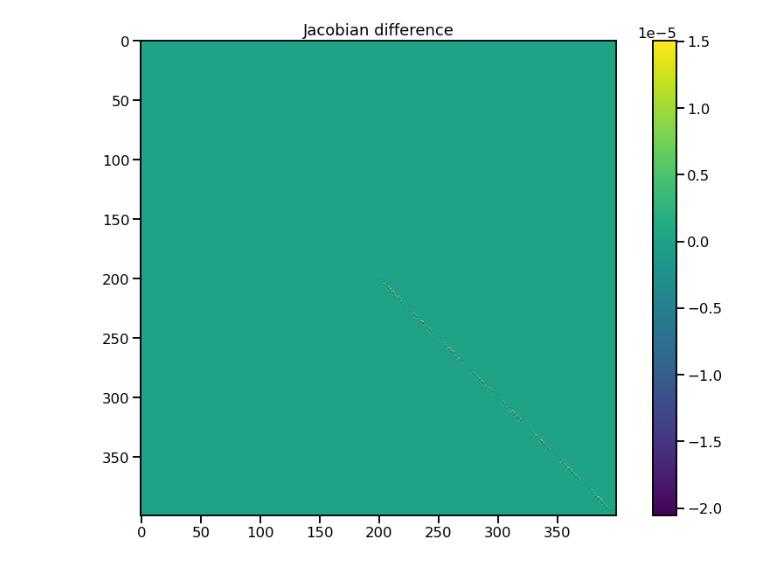
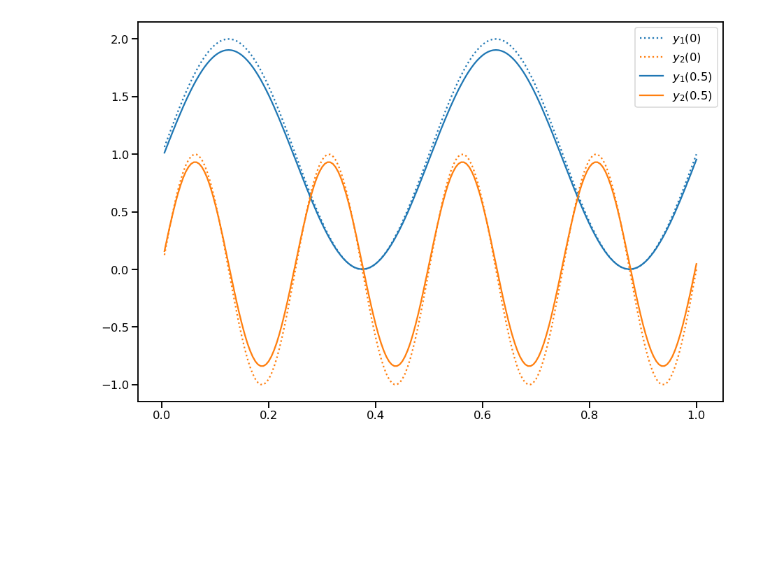
Before and after one commit to emconsta/desolve, a Jupyter notebook: notebooks/TestAdvectionReaction1DPeriodic.ipynb, the cells around one changed output. Saved outputs shown, nothing was run; the diff lists cells and outputs as text; code cells hidden in the pictures; blank space fills up the shorter version.

```diff
--- a/notebooks/TestAdvectionReaction1DPeriodic.ipynb
+++ b/notebooks/TestAdvectionReaction1DPeriodic.ipynb
@@ -13,10 +13,10 @@ import os
 
 import seaborn as sns
 sns.set_context("talk", font_scale=1.) # "talk"
-TEND=0.1
+TEND=0.5
 #KAPPA=np.asarray([1e+03,2e+03])
-#KAPPA=np.asarray([1e-01,2e-01])
-KAPPA=np.asarray([0.,0.])
+KAPPA=np.asarray([1e-01,2e-01])
+#KAPPA=np.asarray([0.,0.])
 pde_problem_setup_base={'mx':200,
                         'n':2,
                         'Flux':'linear-advection',
@@ -28,7 +28,7 @@ pde_problem_setup_base={'mx':200,
                         'IC':'Test1',
                         's':np.asarray([0,1]),
                         'alpha':np.asarray([1,0]),
-                        'alpha_i':np.asarray([0,5]),
+                        'alpha_i':np.asarray([0,10]),
                         'Flux_name':'FVStagVanLeer-k=1/3'}
 
 #'alpha_i':np.asarray([1,1]),
@@ -50,8 +50,8 @@ solver.setup(keep_history=True)
 solver.set_function_context(problem_setup['context'])
 solver.set_initial_solution(u_ini)
 
-#solver.set_method('RK4')
-solver.set_method('ARK2e')
+solver.set_method('RK4')
+#solver.set_method('ARK2e')
 #solver.set_method('ARK-IMEX-MR4')
 #solver.set_method('ARK-IMEX-Mix-1-1')
 
@@ -61,46 +61,52 @@ if(rhs_i is not None):
 else:
     solver.set_rhs(rhs_e)
 
-problem_setup['DT']=0.05
+problem_setup['DT']=0.0005
 problem_setup['T_DURATION']['end']=TEND
 
-
-print("CFL = {:}".format(pde_problem_setup['Flux_c']*problem_setup['DT']/problem_setup['context']['dx']))
+CFL=[]
+CFL.append(pde_problem_setup['alpha']*problem_setup['DT']/problem_setup['context']['dx'])
+CFL.append(pde_problem_setup['alpha_i']*problem_setup['DT']/problem_setup['context']['dx'])
+print("CFL explicit = {:}".format(CFL[0]))
+print("CFL implicit = {:}".format(CFL[1]))
 mass_ini=problem.TotalMass(problem.unvectorize(u_ini,problem_setup['context']))
 solver.set_duration(t_start=problem_setup['T_DURATION']['start'],
                     t_end=problem_setup['T_DURATION']['end'],
                     dt=problem_setup['DT'])
+print('Solving {:} by using {:}'.format(problem_setup['name'],solver.get_method_name()))
 
-jac_diff,jac,jac_fd=solver.test_Jacobians()
+solver.solve()
+
+t,u,_,_,_=solver.get_trajectory_GLEE()
+u_end=solver.get_solution()
+mass_end=problem.TotalMass(problem.unvectorize(u_end,problem_setup['context']))
+#u=solver.get_solution()
+
+print("Mass ini = {:} and mass end = {:}".format(mass_ini,mass_end))
+
+
+
+#sol=u
+unvec=problem_setup['context']['unvectorize']
+time_idx=0
+y_ini=np.squeeze(unvec(u[:,time_idx],problem_setup['context']))
+y_end=np.squeeze(unvec(u[:,-1],problem_setup['context']))
+
+mx=problem_setup['context']['mx']
+n=problem_setup['context']['n']
+x_coord=problem_setup['context']['x_coord']
 
 fig = plt.figure(figsize=(15, 10))
-cs = plt.imshow(jac_diff)#, levels=[10, 30, 50],
-##colors=['#808080', '#A0A0A0', '#C0C0C0'], extend='both')
-##cs.cmap.set_over('red')
-##cs.cmap.set_under('blue')
-##cs.changed()
-plt.colorbar()
-plt.title('Jacobian difference')
+hy1=plt.plot(x_coord,y_ini[0,:],':',label=r'$y_1(0)$')
+hy2=plt.plot(x_coord,y_ini[1,:],':',label=r'$y_2(0)$')
+
+plt.plot(x_coord,y_end[0,:],'-',color=hy1[0].get_color(),label=r'$y_1({:g})$'.format(t[-1]))
+plt.plot(x_coord,y_end[1,:],'-',color=hy2[0].get_color(),label=r'$y_2({:g})$'.format(t[-1]))
+
+plt.legend()
 plt.show()
 
+solver.view_complete_status()
 
-fig = plt.figure(figsize=(15, 10))
-cs = plt.imshow(jac_fd)#, levels=[10, 30, 50],
-#colors=['#808080', '#A0A0A0', '#C0C0C0'], extend='both')
-#cs.cmap.set_over('red')
-#cs.cmap.set_under('blue')
-#cs.changed()
-plt.colorbar()
-plt.title('Jacobian from FD')
-plt.show()
-
-fig = plt.figure(figsize=(15, 10))
-plt.imshow(jac)#, levels=[10, 30, 50],
-#colors=['#808080', '#A0A0A0', '#C0C0C0'], extend='both')
-#cs.cmap.set_over('red')
-#cs.cmap.set_under('blue')
-#cs.changed()
-plt.colorbar()
-plt.title('Jacobian from code')
-plt.show()
+ARK11={'x_coord':x_coord,'y_end':y_end}
 # %% [output]
@@ -116 +117 @@ Maximum difference value position: (332, 332) out of (400, 400) with a value of
-[figure, old version]
+[figure, new version]
```
Also changed, not shown: parts of 18 cells of this notebook, 2 other files.
